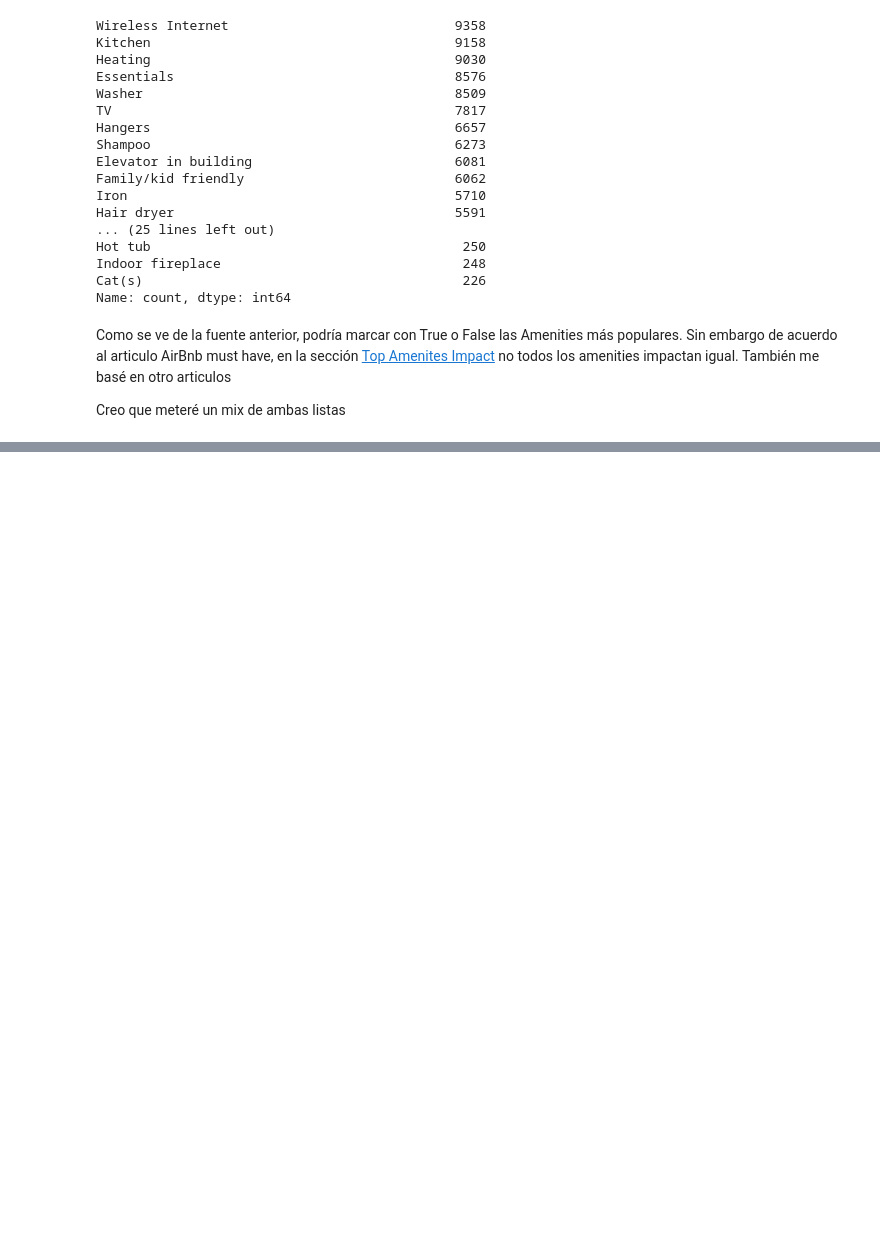
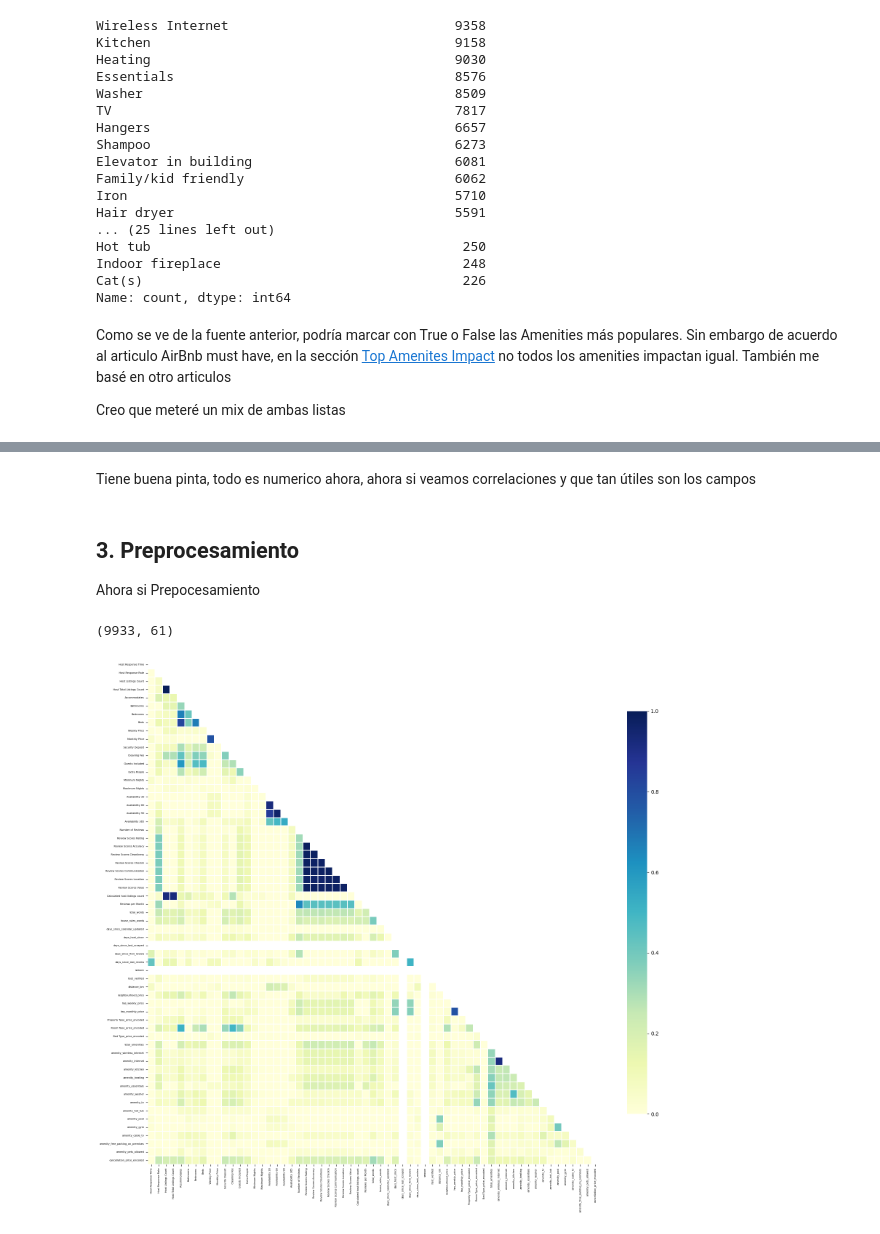
Before and after one commit to Pepe-Padilla/machine-learning-practica, a Jupyter notebook: practica.ipynb, the cells around one changed output, grey strips where cells are left out. Cells and saved outputs as stored; diff of their text form; code cells hidden in the pictures; blank space fills up the shorter version.

```diff
--- a/practica.ipynb
+++ b/practica.ipynb
@@ -885,7 +905,7 @@ print(neigh_price_map_train)
 print(meian_price_train)
 
 # El resto pa fuera, con esto creo que cubro lo necesario para la dirección
-location_cols = ['Street', 'Neighbourhood', 'Neighbourhood Cleansed', 'Neighbourhood Group Cleansed',
+location_cols = ['Street', 'Neighbourhood', 'Neighbourhood Cleansed', 'Neighbourhood Group Cleansed', 'Neighborhood Overview',
                  'City', 'State', 'Zipcode', 'Market', 'Smart Location', 'Country Code', 'Country',
                  'Latitude', 'Longitude']
 X_train.drop(location_cols, axis=1, inplace=True)
@@ -1086,7 +1148,7 @@ X_train['total_amenities'] = X_train['Amenities'].apply(lambda x: len(x.split(',
 
 # Top Amenities List
 top_amenities = ['Wireless Internet', 'Internet', 'Kitchen', 'Heating', 'Essentials', 'Washer', 'TV',  # Primero por moda
-                 'Hot tub', 'Pool', 'Gym', 'Cable TV', 'Parking', 'Pets allowed'] # ahora por los articulo que vi
+                 'Hot tub', 'Pool', 'Gym', 'Cable TV', 'Free parking on premises', 'Pets allowed'] # ahora por los articulo que vi
 
 # Create Binary Columns
 for amenity in top_amenities:
@@ -1116,0 +1167,16 @@ X_train.describe(include='all').T
+# %%
+# Para cancelation policy pondré la media del precio de los datos de entrenamiento
+
+# Group by 'Cancellation Policy' and calculate the median price
+cancelation_price= X_train['Cancellation Policy'].to_frame().join(y_train)
+cancel_policy_map_train = cancelation_price.groupby('Cancellation Policy')['Price'].median()
+
+print(cancel_policy_map_train) # más para la posteridad
+
+# Replace policy with median price
+X_train['cancellation_price_encoded'] = X_train['Cancellation Policy'].map(cancel_policy_map_train)
+
+# Fill missing values with the overall median price
+X_train['cancellation_price_encoded'] = X_train['cancellation_price_encoded'].fillna(meian_price_train)
+
+X_train.drop('Cancellation Policy', axis=1, inplace=True)
@@ -1139,0 +1246,2 @@ dtype: bool
+# %% [markdown]
+Tiene buena pinta, todo es numerico ahora, ahora si veamos correlaciones y que tan útiles son los campos
@@ -1139,0 +1254,4 @@ dtype: bool
+# %% [markdown]
+## 3. Preprocesamiento
+
+Ahora si Prepocesamiento
@@ -1139,0 +1273,32 @@ dtype: bool
+# %%
+X_train.shape
+# %% [output]
+(9933, 61)
+# %%
+# Comencemos con la correlacion
+import seaborn as sns
+import matplotlib.pyplot as plt
+
+corr = np.abs(X_train).corr()
+
+# Generate a mask for the upper triangle
+mask = np.zeros_like(corr, dtype=bool)
+mask[np.triu_indices_from(mask)] = True
+
+# Set up the matplotlib figure
+f, ax = plt.subplots(figsize=(20, 18))  # Ajusta los valores según sea necesario
+
+# Draw the heatmap with the mask and correct aspect ratio
+sns.heatmap(corr, mask=mask, vmin=0.0, vmax=1.0, center=0.5,
+            linewidths=.1, cmap="YlGnBu", cbar_kws={"shrink": .8})
+
+# Reducir el tamaño de la fuente de las etiquetas
+ax.tick_params(axis='x', labelsize=5)  # Ajusta el tamaño de la fuente según sea necesario
+ax.tick_params(axis='y', labelsize=5)
+
+# Rotar las etiquetas del eje x
+plt.xticks(rotation=90)  # Rota las etiquetas 90 grados
+
+plt.show()
+# %% [output]
+[figure, added]
```
Also changed, not shown: parts of 32 cells of this notebook, 4 other files.
